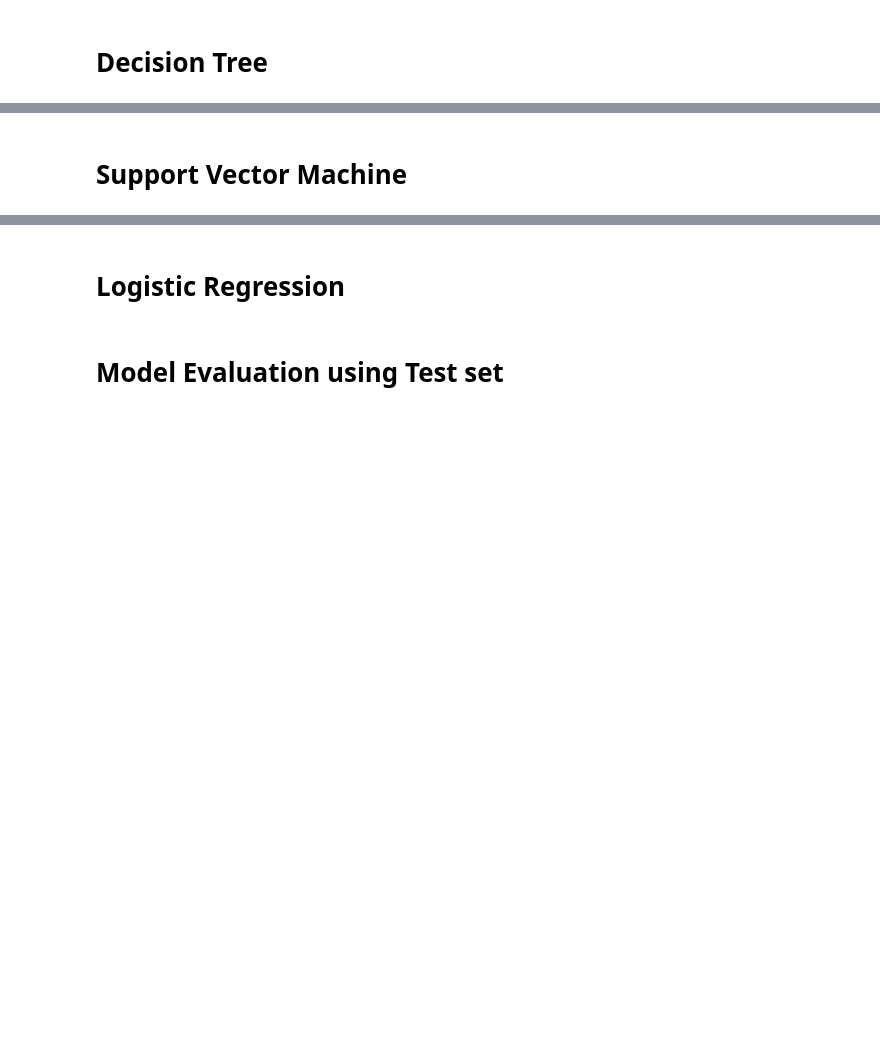
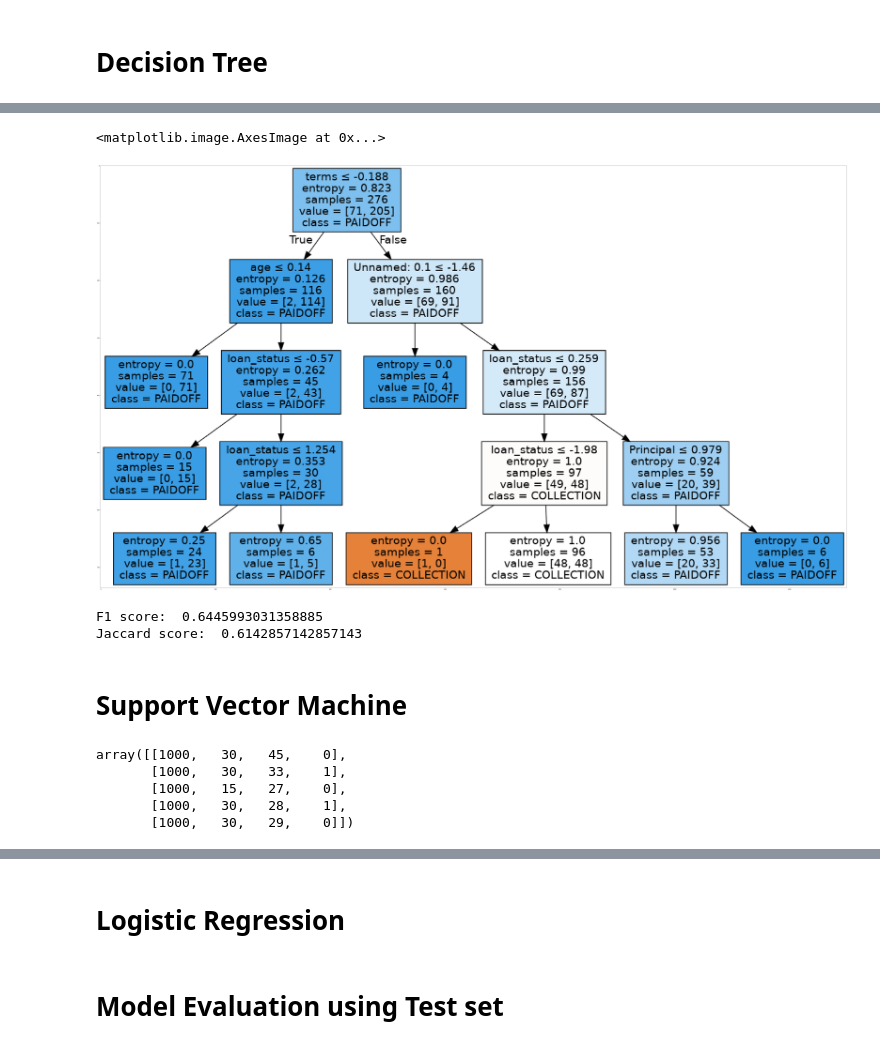
Before and after one commit to vijaykant06/The_Best_Classifier, a Jupyter notebook: The_Best_Classifier.ipynb, the cells around one changed output, grey strips where cells are left out. Saved outputs shown, nothing was run; the diff lists cells and outputs as text; code cells hidden in the pictures; blank space fills up the shorter version.

```diff
--- a/The_Best_Classifier.ipynb
+++ b/The_Best_Classifier.ipynb
@@ -288,0 +369,4 @@ Notice: You should find the best k to build the model with the best accuracy.
+# %%
+X_trainset, X_testset, y_trainset, y_testset = train_test_split(X, y, test_size=0.2, random_state=4)
+# %%
+loanTree.fit(X_trainset, y_trainset)
@@ -289,2 +429,36 @@ Notice: You should find the best k to build the model with the best accuracy.
+# %%
+from sklearn.externals.six import StringIO
+import pydotplus
+import matplotlib.image as mpimg
+from sklearn import tree
+dot_data=StringIO()
+filename="loanTree.png"
+featureName=df.columns[0:8]
+targetName=df["loan_status"].unique().tolist()
+out=tree.export_graphviz(loanTree, feature_names=featureName, out_file=dot_data, class_names=np.unique(y_trainset), filled=True,\
+                         special_characters= True, rotate=False)
+graph = pydotplus.graph_from_dot_data(dot_data.getvalue())
+graph.write_png(filename)
+img = mpimg.imread(filename)
+plt.figure(figsize=(100, 200))
+plt.imshow(img,interpolation='nearest')
+# %% [output]
+<matplotlib.image.AxesImage at 0x...>
+[figure, added]
+# %%
+#Try f1 score
+from sklearn.metrics import f1_score
+f1_score1 = f1_score(y_testset, predictTree, average='weighted')
+
+#Try Jaccard index for accuracy
+from sklearn.metrics import jaccard_similarity_score
+jaccard_score1=jaccard_similarity_score(y_testset, predictTree)
+
+
+print('F1 score: ',f1_score1)
+print('Jaccard score: ',jaccard_score1)
+# %% [output]
+F1 score:  0.6445993031358885
+Jaccard score:  0.6142857142857143
 # %% [markdown]
 # Support Vector Machine
@@ -290,0 +470,10 @@ Notice: You should find the best k to build the model with the best accuracy.
+# %%
+df2=df[['Principal','terms','age', 'Gender']]
+X = np.asarray(df2)
+X[0:5]
+# %% [output]
+array([[1000,   30,   45,    0],
+       [1000,   30,   33,    1],
+       [1000,   15,   27,    0],
+       [1000,   30,   28,    1],
+       [1000,   30,   29,    0]])
```
Also changed, not shown: parts of 39 cells of this notebook.
